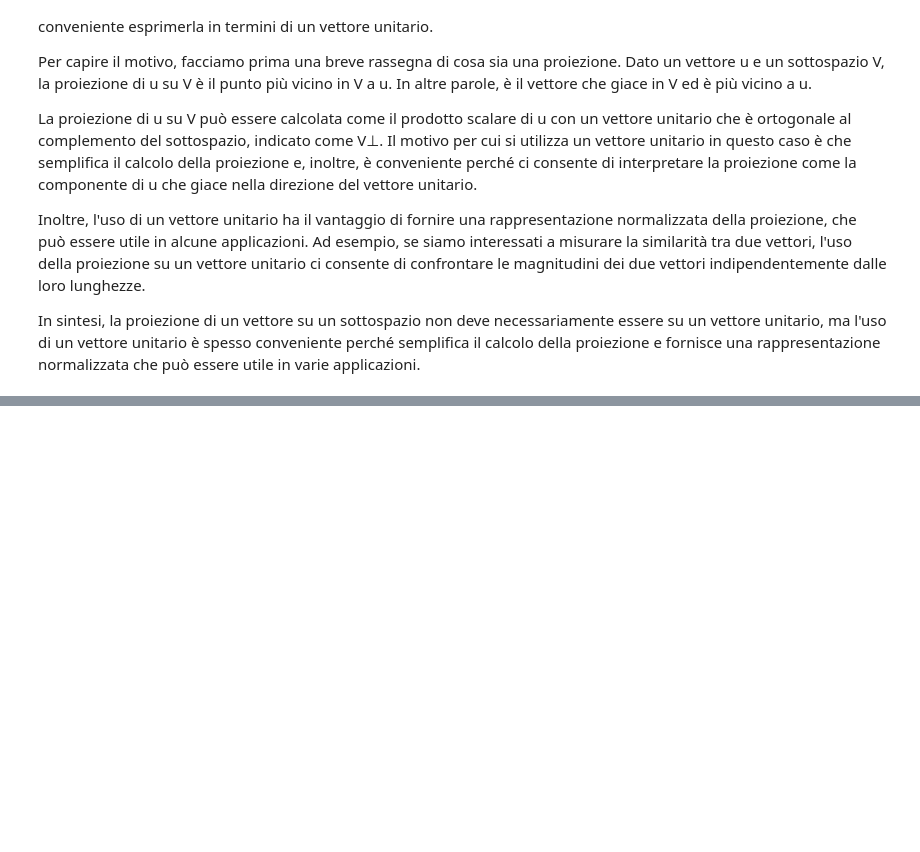
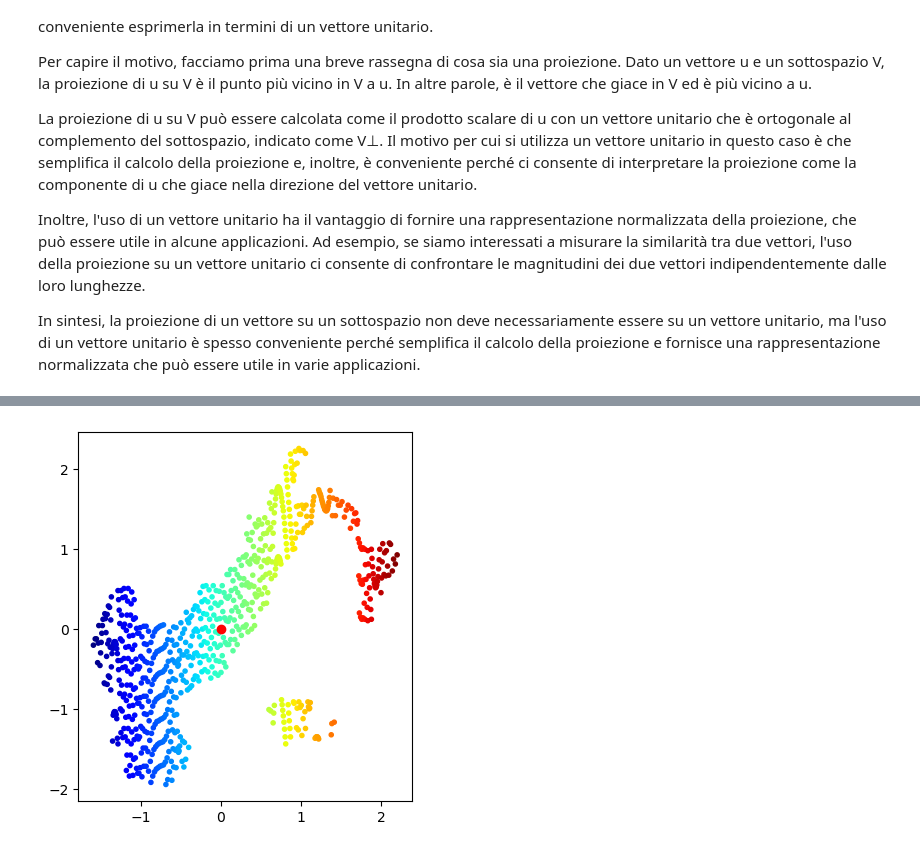
Before and after one commit to xGodlike0/AI-ML-Unit-2-GODLIKE, a Jupyter notebook: AA2223/course/ALL-IN-ONE/ML-bible.ipynb, the cells around one changed output, grey strips where cells are left out. Cells and saved outputs as stored; diff of their text form; code cells hidden in the pictures; blank space fills up the shorter version.

```diff
--- a/AA2223/course/ALL-IN-ONE/ML-bible.ipynb
+++ b/AA2223/course/ALL-IN-ONE/ML-bible.ipynb
@@ -719,0 +1022,13 @@ In sintesi, gli autovettori sono utilizzati in PCA per calcolare le combinazioni
+# %%
+# Standardize the data
+# (x-mu)/sigma
+center = pts.mean(axis=0)
+std = pts.std(axis=0)
+pts_z = (pts - center)/std
+
+# Plot the data
+fig = plt.scatter(*pts_z.T, c=X, marker='.', cmap='jet')
+plt.scatter(0,0,c='red')
+_ = plt.axis('scaled')
+# %% [output]
+[figure, added]
```
Also changed, not shown: parts of 53 cells of this notebook, 19 other files.
